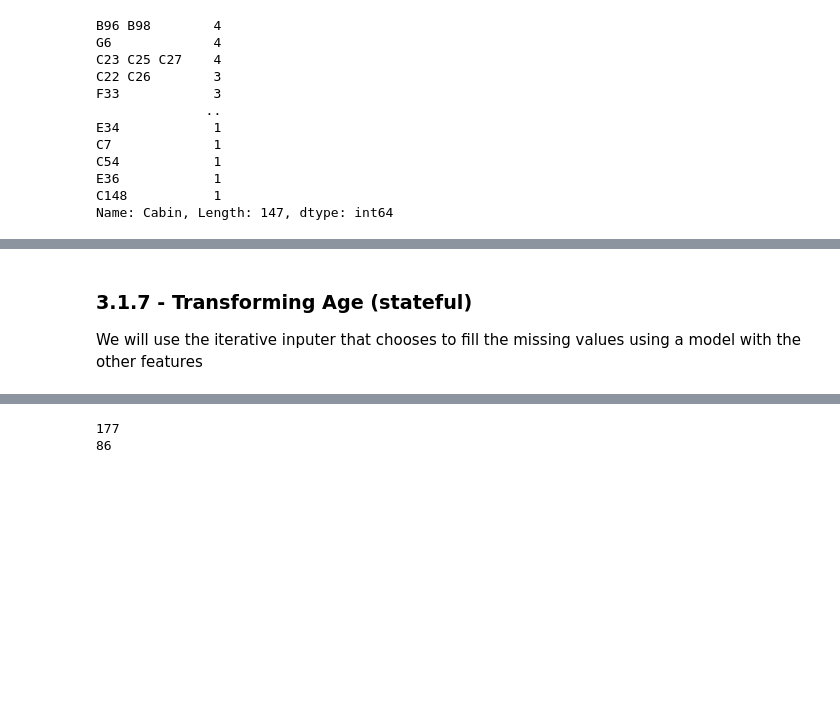
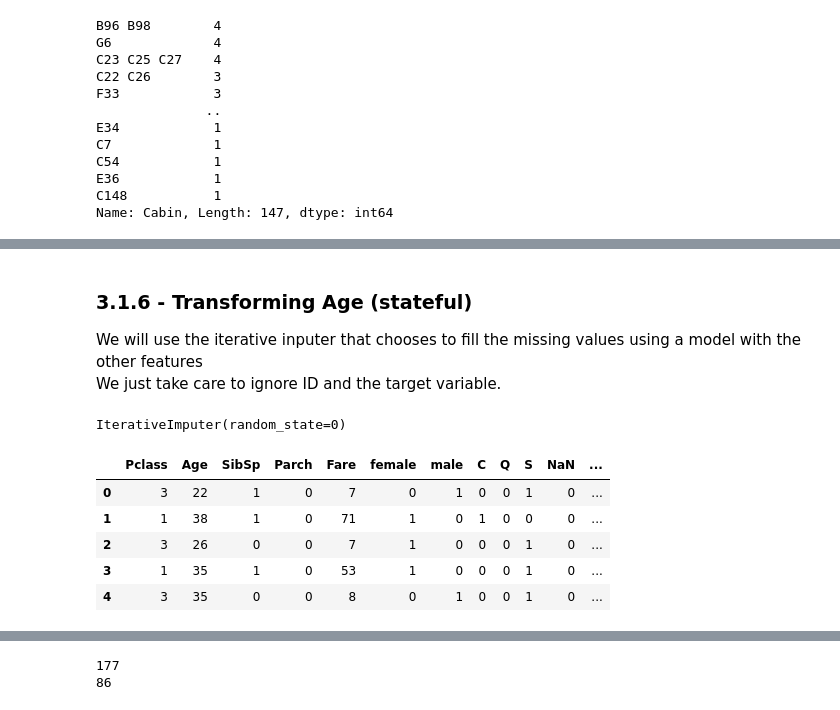
Before and after one commit to rsouza/DataScience_Course, a Jupyter notebook: Notebooks/1_Modeling_Classification.ipynb, the cells around one changed output, grey strips where cells are left out. Cells and saved outputs as stored; diff of their text form; code cells hidden in the pictures; blank space fills up the shorter version.

```diff
--- a/Notebooks/1_Modeling_Classification.ipynb
+++ b/Notebooks/1_Modeling_Classification.ipynb
@@ -582,3 +589,7 @@ for dataset in data:
     dataset['Deck'] = dataset['Deck'].map(deck)
     dataset['Deck'] = dataset['Deck'].fillna(0)
     dataset['Deck'] = dataset['Deck'].astype(int)
+# %%
+df_train.drop(['Cabin'], axis=1, inplace=True)
+df_test.drop(['Cabin'], axis=1, inplace=True)
+df_train.head(5)
@@ -585,5 +626,6 @@ for dataset in data:
 # %% [markdown]
-### 3.1.7 - Transforming Age (stateful)
+### 3.1.6 - Transforming Age (stateful)
 We will use the iterative inputer that chooses to fill the missing values using a model with the other features
+We just take care to ignore ID and the target variable.
 # %%
 imp_mean = IterativeImputer(random_state=0)
@@ -591,0 +632,16 @@ imp_mean = IterativeImputer(random_state=0)
+# %%
+imp_mean.fit(df_train.iloc[:,2:])
+# %% [output]
+IterativeImputer(random_state=0)
+# %%
+gender_train = pd.DataFrame(imp_mean.transform(df_train.iloc[:,2:].values), columns=df_train.iloc[:,2:].columns, dtype=np.int16)
+gender_test = pd.DataFrame(imp_mean.transform(df_test.iloc[:,1:].values), columns=df_train.iloc[:,2:].columns, dtype=np.int16)
+# %%
+gender_train.head(5)
+# %% [output]
+|  | Pclass | Age | SibSp | Parch | Fare | female | male | C | Q | S | NaN | ... |
+| 0 | 3 | 22 | 1 | 0 | 7 | 0 | 1 | 0 | 0 | 1 | 0 | ... |
+| 1 | 1 | 38 | 1 | 0 | 71 | 1 | 0 | 1 | 0 | 0 | 0 | ... |
+| 2 | 3 | 26 | 0 | 0 | 7 | 1 | 0 | 0 | 0 | 1 | 0 | ... |
+| 3 | 1 | 35 | 1 | 0 | 53 | 1 | 0 | 0 | 0 | 1 | 0 | ... |
+| 4 | 3 | 35 | 0 | 0 | 8 | 0 | 1 | 0 | 0 | 1 | 0 | ... |
```
Also changed, not shown: parts of 7 cells of this notebook.
